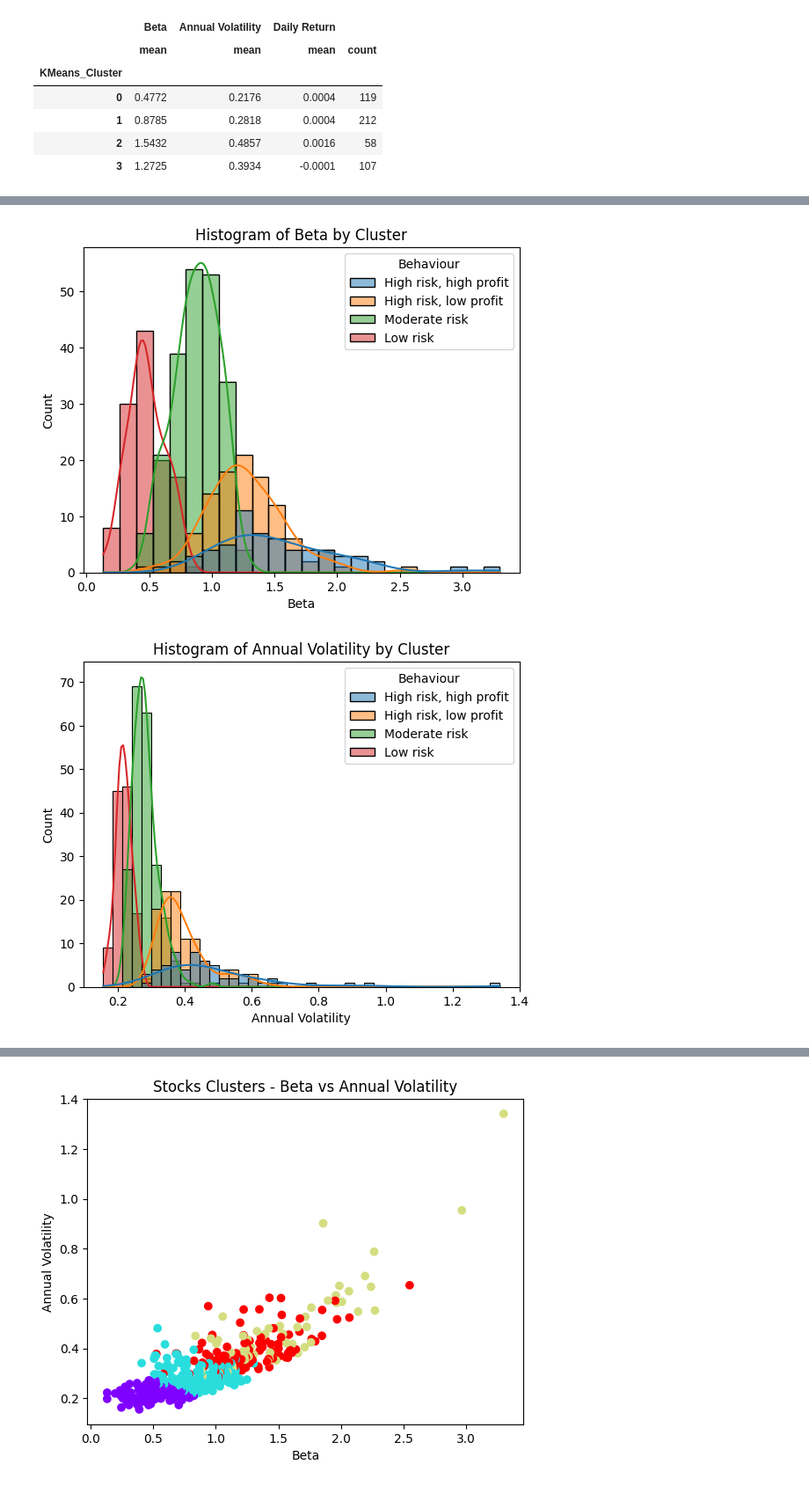
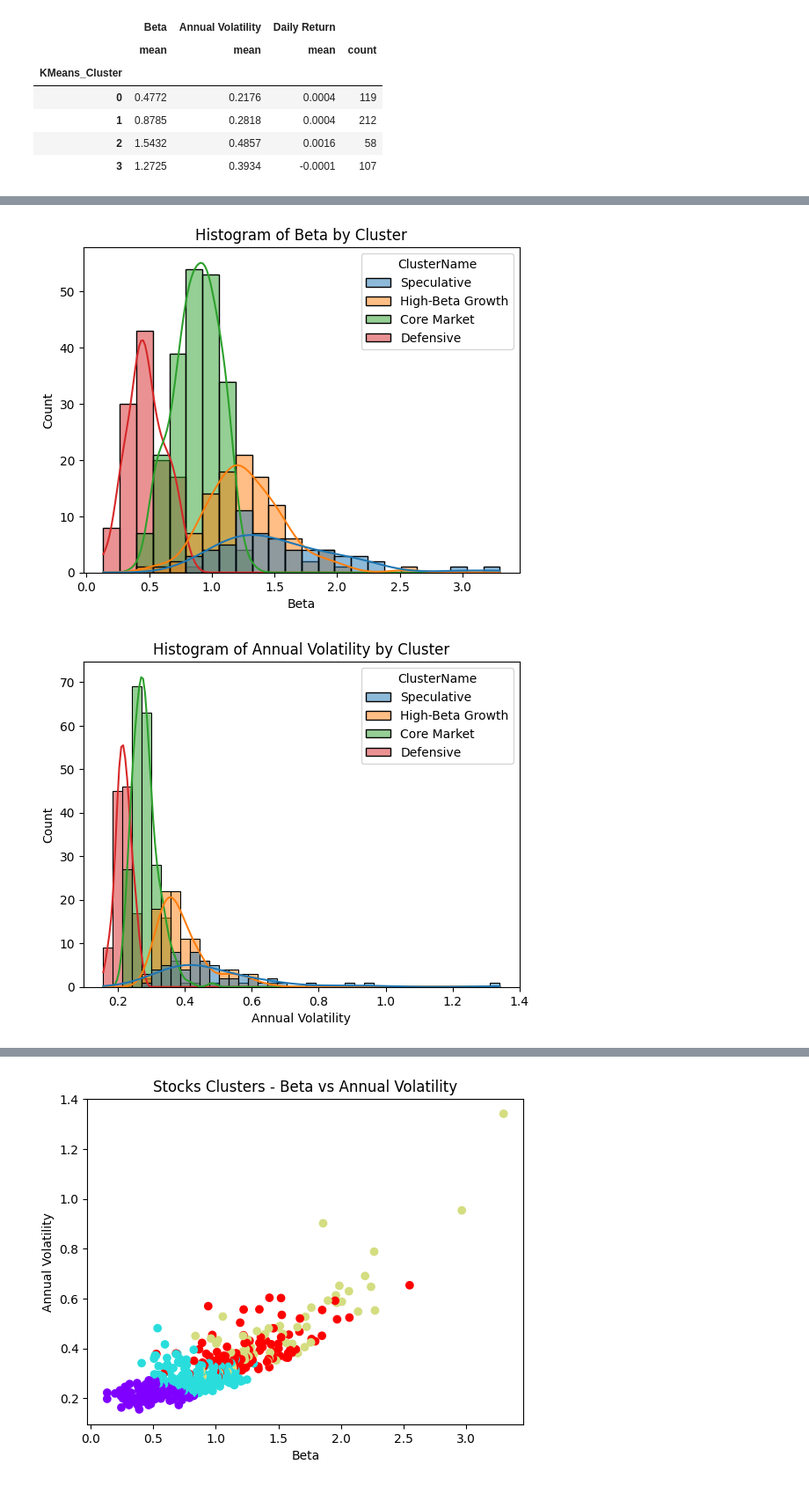
Before and after one commit to Adil2004/7BUIS010W-CW2-SP500-Analysis, a Jupyter notebook: code/code.ipynb, the cells around one changed output, grey strips where cells are left out. Shown at 88% size. Cells and saved outputs as stored; diff of their text form; code cells hidden in the pictures.

```diff
--- a/code/code.ipynb
+++ b/code/code.ipynb
@@ -619,3 +619,8 @@ merged_df.groupby('KMeans_Cluster').agg({
 | 1 | 0.8785 | 0.2818 | 0.0004 | 212 |
 | 2 | 1.5432 | 0.4857 | 0.0016 | 58 |
 | 3 | 1.2725 | 0.3934 | -0.0001 | 107 |
+# %%
+profile = merged_df.groupby('KMeans_Cluster')[['Beta', 'Annual Volatility', 'Daily Return']].mean()
+profile['RiskScore'] = profile['Beta'] + profile['Annual Volatility']
+profile_sorted = profile.sort_values('RiskScore')
+profile_sorted
@@ -622,15 +634,16 @@ merged_df.groupby('KMeans_Cluster').agg({
 # %%
 def cluster_name(row):
-    cid = row["KMeans_Cluster"]
-    if cid == 0:
-        return "Low risk"
-    elif cid == 1:
-        return "Moderate risk"
-    elif cid == 2:
-        return "High risk, high profit"
+    cid = row['KMeans_Cluster']
+    rank = list(profile_sorted.index).index(cid)
+    if rank == 0:
+        return 'Defensive'
+    elif rank == 1:
+        return 'Core Market'
+    elif rank == 2:
+        return 'High-Beta Growth'
     else:
-        return "High risk, low profit"
+        return 'Speculative'
 
-merged_df["Behaviour"] = merged_df.apply(cluster_name, axis=1)
+merged_df['ClusterName'] = merged_df.apply(cluster_name, axis=1)
 merged_df.head()
 # %% [output]
@@ -653,16 +688,16 @@ Moderate risk              212
 # %%
 fig, ax = plt.subplots()
-sns.histplot(data=merged_df, x='Beta', hue='Behaviour', kde=True)
+sns.histplot(data=merged_df, x='Beta', hue='ClusterName', kde=True)
 ax.set_title('Histogram of Beta by Cluster')
 plt.show()
 # %% [output]
-[figure, old version]
+[figure, new version]
 # %%
 fig, ax = plt.subplots()
-sns.histplot(data=merged_df, x='Annual Volatility', hue='Behaviour', kde=True)
+sns.histplot(data=merged_df, x='Annual Volatility', hue='ClusterName', kde=True)
 ax.set_title('Histogram of Annual Volatility by Cluster')
 plt.show()
 # %% [output]
-[figure, old version]
+[figure, new version]
 # %%
 fig, ax = plt.subplots()
```
Also changed, not shown: parts of 36 cells of this notebook.
